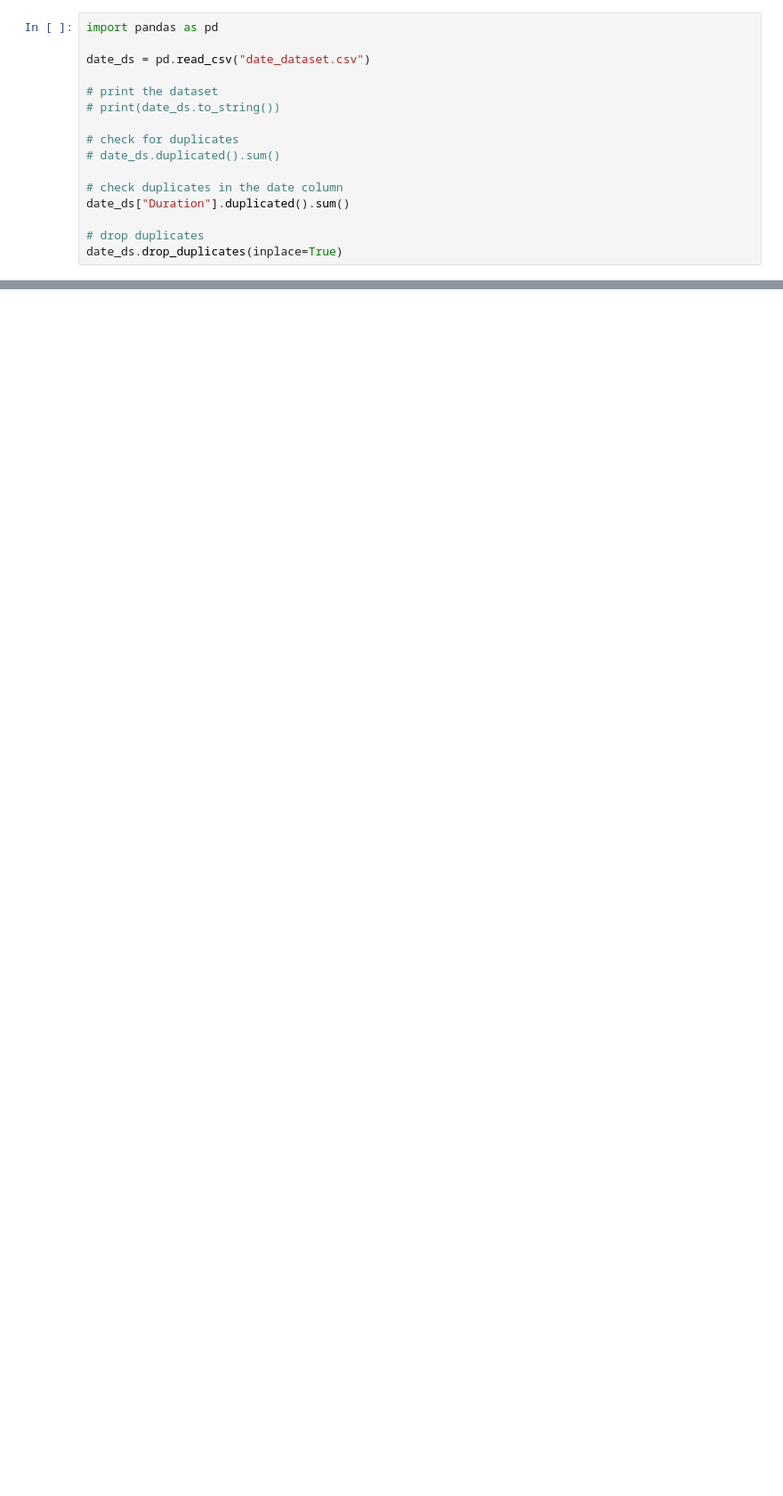
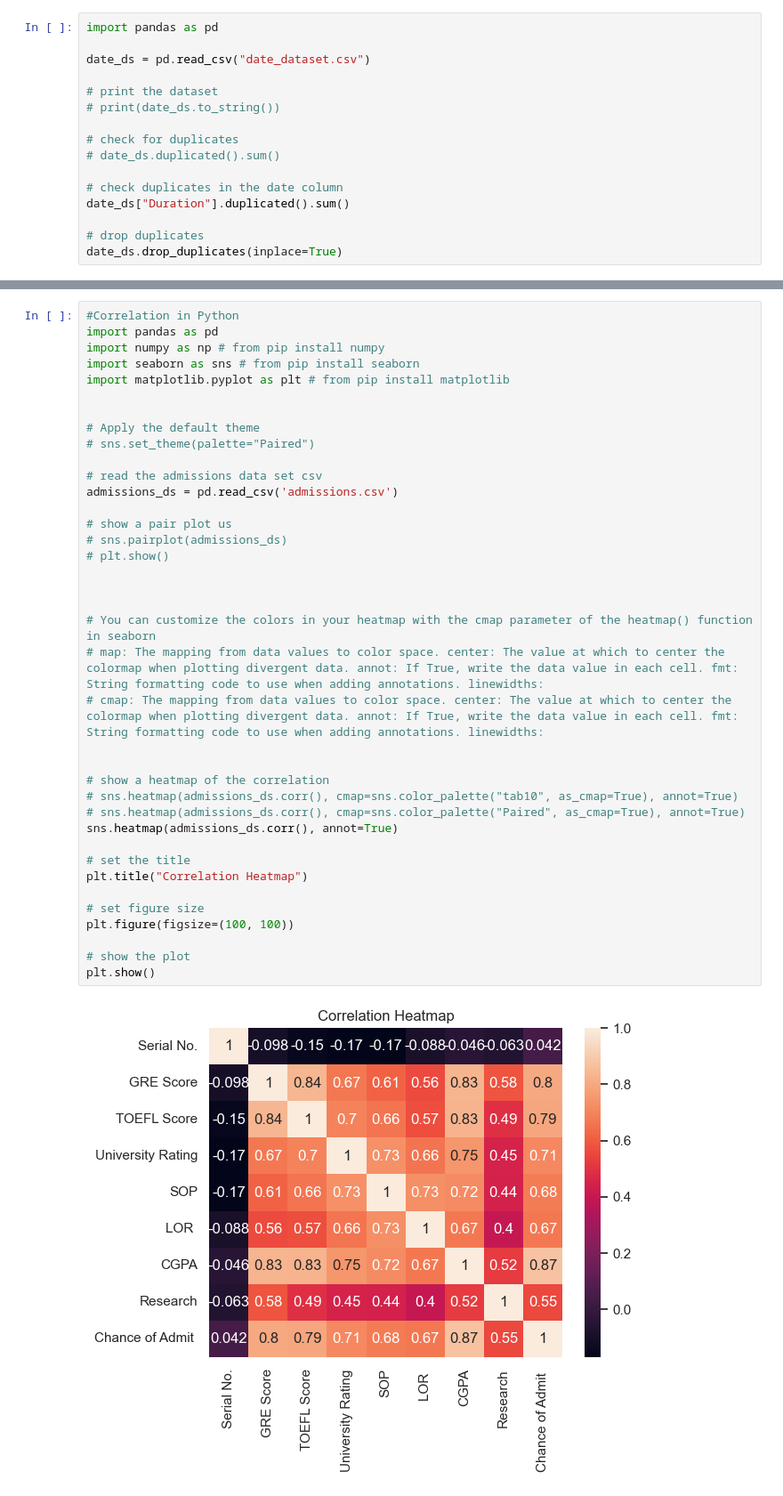
Before and after one commit to capps096github/Cephas-Python, a Jupyter notebook: brian_mugisa_day_4.ipynb, the cells around one changed output, grey strips where cells are left out. Shown at 89% size. Drawn from its saved outputs; the diff is of its cells as text; blank space fills up the shorter version.

```diff
--- a/brian_mugisa_day_4.ipynb
+++ b/brian_mugisa_day_4.ipynb
@@ -205,0 +258,40 @@ plt.show()
+# %%
+#Correlation in Python
+import pandas as pd
+import numpy as np # from pip install numpy
+import seaborn as sns # from pip install seaborn
+import matplotlib.pyplot as plt # from pip install matplotlib
+
+
+# Apply the default theme
+# sns.set_theme(palette="Paired")
+
+# read the admissions data set csv
+admissions_ds = pd.read_csv('admissions.csv')
+
+# show a pair plot us
+# sns.pairplot(admissions_ds)
+# plt.show()
+
+
+
+# You can customize the colors in your heatmap with the cmap parameter of the heatmap() function in seaborn
+# map: The mapping from data values to color space. center: The value at which to center the colormap when plotting divergent data. annot: If True, write the data value in each cell. fmt: String formatting code to use when adding annotations. linewidths:
+# cmap: The mapping from data values to color space. center: The value at which to center the colormap when plotting divergent data. annot: If True, write the data value in each cell. fmt: String formatting code to use when adding annotations. linewidths:
+
+
+# show a heatmap of the correlation
+# sns.heatmap(admissions_ds.corr(), cmap=sns.color_palette("tab10", as_cmap=True), annot=True)
+# sns.heatmap(admissions_ds.corr(), cmap=sns.color_palette("Paired", as_cmap=True), annot=True)
+sns.heatmap(admissions_ds.corr(), annot=True)
+
+# set the title
+plt.title("Correlation Heatmap")
+
+# set figure size
+plt.figure(figsize=(100, 100))
+
+# show the plot
+plt.show()
+# %% [output]
+[figure, added]
```
Also changed, not shown: parts of 7 cells of this notebook, 2 other files.
